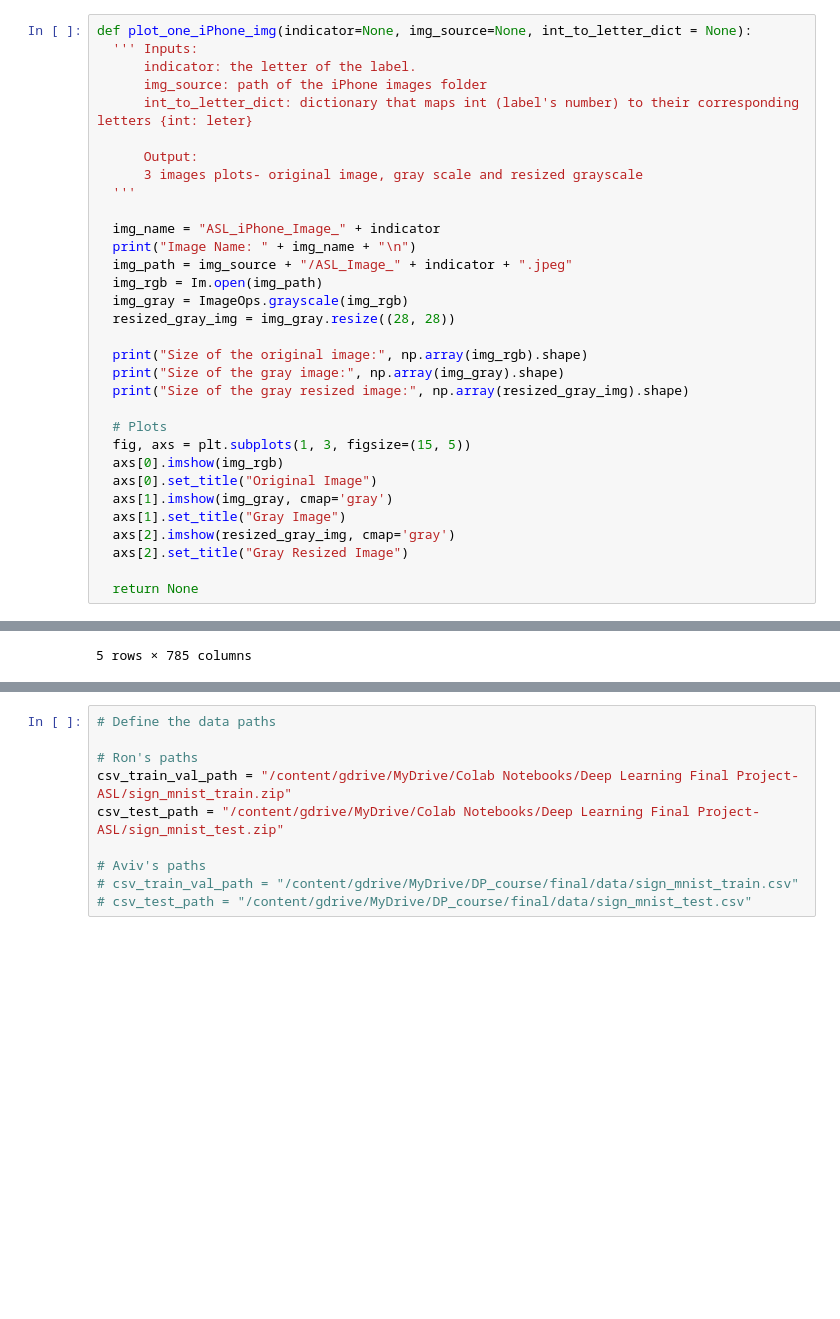
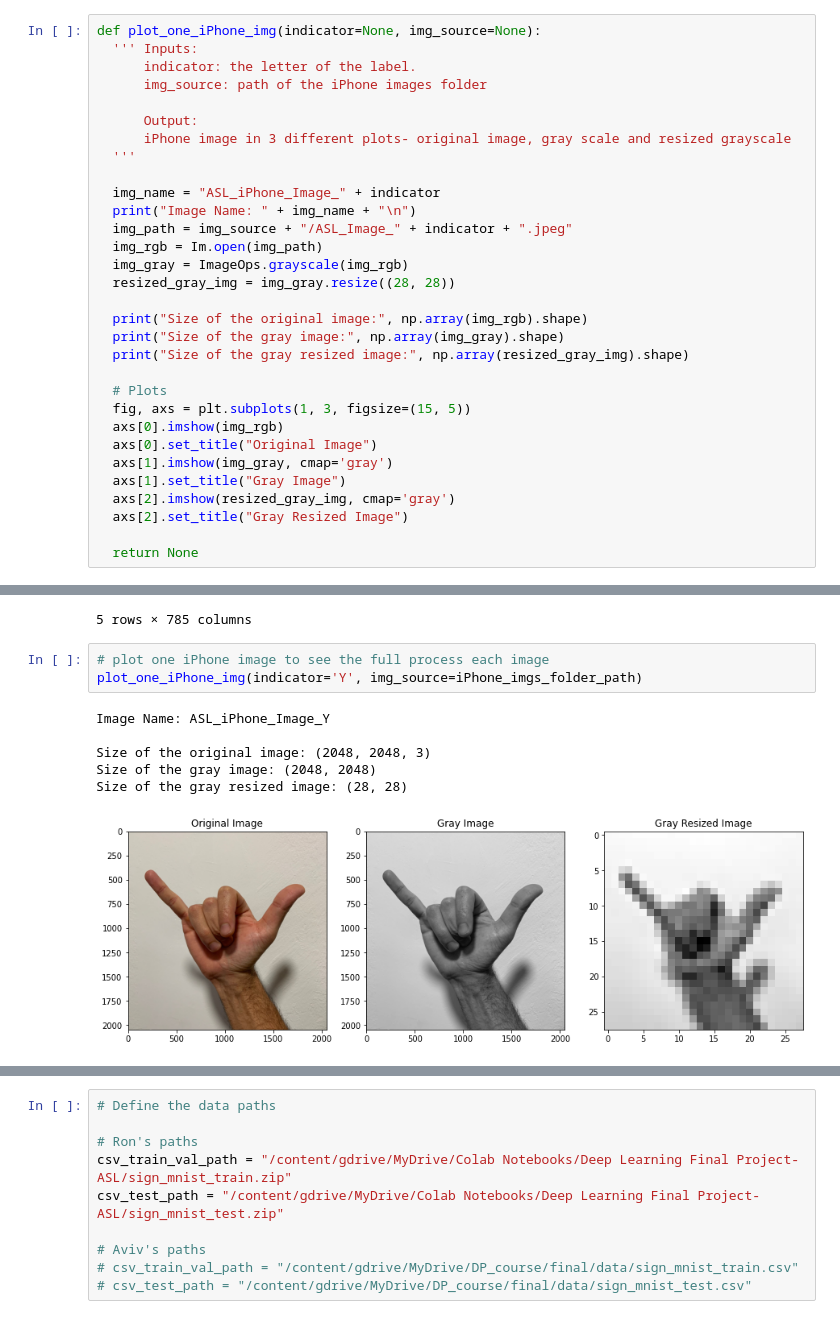
Before and after one commit to RonBartov/american-sign-language-image-classification, a Jupyter notebook: Copy_of_Deep_Learning_Final_Project_ASL_Classification.ipynb, the cells around one changed output, grey strips where cells are left out. Saved outputs shown, nothing was run; the diff lists cells and outputs as text; blank space fills up the shorter version.

```diff
--- a/Copy_of_Deep_Learning_Final_Project_ASL_Classification.ipynb
+++ b/Copy_of_Deep_Learning_Final_Project_ASL_Classification.ipynb
@@ -32,14 +32,13 @@ Drive already mounted at /content/gdrive; to attempt to forcibly remount, call d
 # %% [markdown]
 # **Additional Functions That Will Be Used In The Project**
 # %%
-def plot_one_iPhone_img(indicator=None, img_source=None, int_to_letter_dict = None):
+def plot_one_iPhone_img(indicator=None, img_source=None):
   ''' Inputs:
       indicator: the letter of the label.
       img_source: path of the iPhone images folder
-      int_to_letter_dict: dictionary that maps int (label's number) to their corresponding letters {int: leter}
 
       Output:
-      3 images plots- original image, gray scale and resized grayscale
+      iPhone image in 3 different plots- original image, gray scale and resized grayscale
   '''
 
   img_name = "ASL_iPhone_Image_" + indicator
@@ -205,4 +209,14 @@ iPhone_imgs_df.head()
 | 3 | 0 | 213 | 213 | 212 | 212 | 212 | 213 | 213 | 213 | 214 | ... | ... |
 | 4 | 24 | 202 | 203 | 204 | 204 | 205 | 205 | 205 | 205 | 205 | ... | ... |
 5 rows × 785 columns
+# %%
+# plot one iPhone image to see the full process each image
+plot_one_iPhone_img(indicator='Y', img_source=iPhone_imgs_folder_path)
+# %% [output]
+Image Name: ASL_iPhone_Image_Y
+
+Size of the original image: (2048, 2048, 3)
+Size of the gray image: (2048, 2048)
+Size of the gray resized image: (28, 28)
+[figure, added]
 # %%
```
Also changed, not shown: parts of 20 cells of this notebook.
